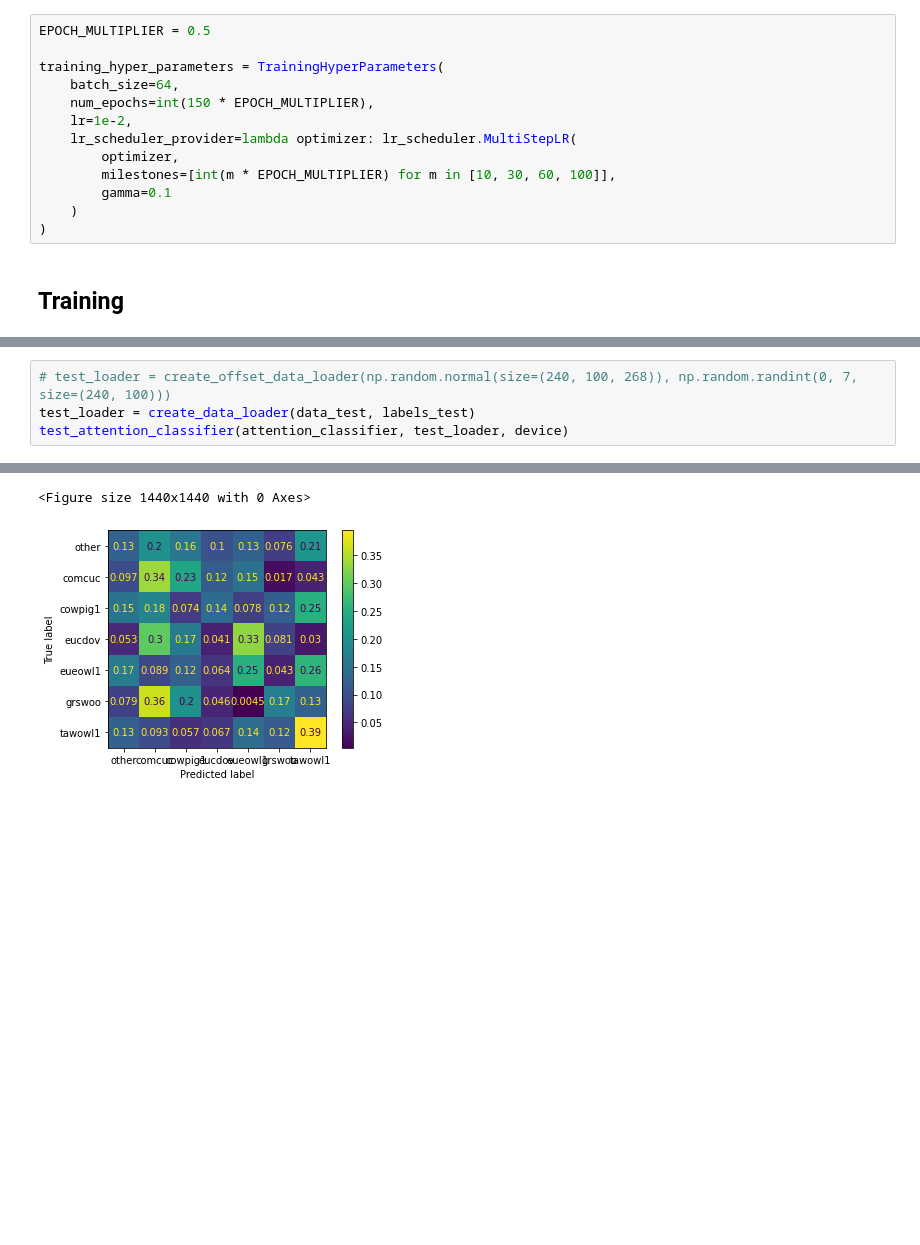
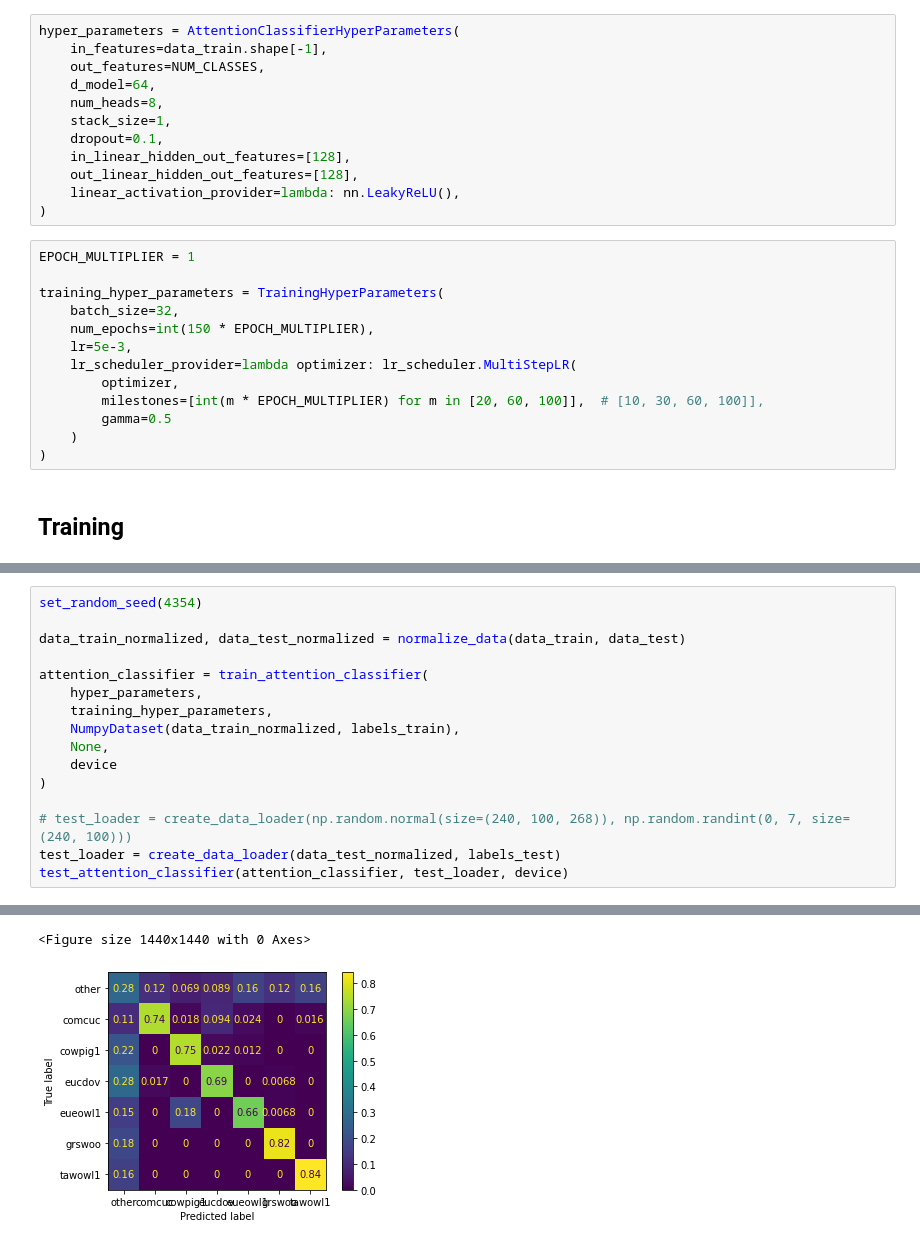
Before and after one commit to brn-dev/mlpc-ue-2023-team-ugly, a Jupyter notebook: attention_classifier.ipynb, the cells around one changed output, grey strips where cells are left out. Cells and saved outputs as stored; diff of their text form; blank space fills up the shorter version.

```diff
--- a/attention_classifier.ipynb
+++ b/attention_classifier.ipynb
@@ -62,14 +74,26 @@ hyper_parameters = AttentionClassifierHyperParameters(
+# %%
+hyper_parameters = AttentionClassifierHyperParameters(
+    in_features=data_train.shape[-1],
+    out_features=NUM_CLASSES,
+    d_model=64,
+    num_heads=8,
+    stack_size=1,
+    dropout=0.1,
+    in_linear_hidden_out_features=[128],
+    out_linear_hidden_out_features=[128],
+    linear_activation_provider=lambda: nn.LeakyReLU(),
+)
 # %%
-EPOCH_MULTIPLIER = 0.5
+EPOCH_MULTIPLIER = 1
 
 training_hyper_parameters = TrainingHyperParameters(
-    batch_size=64,
+    batch_size=32,
     num_epochs=int(150 * EPOCH_MULTIPLIER),
-    lr=1e-2,
+    lr=5e-3,
     lr_scheduler_provider=lambda optimizer: lr_scheduler.MultiStepLR(
         optimizer,
-        milestones=[int(m * EPOCH_MULTIPLIER) for m in [10, 30, 60, 100]],
-        gamma=0.1
+        milestones=[int(m * EPOCH_MULTIPLIER) for m in [20, 60, 100]],  # [10, 30, 60, 100]],
+        gamma=0.5
     )
 )
 # %% [markdown]
@@ -193,5 +129,17 @@ Training finished
 # %%
-# test_loader = create_offset_data_loader(np.random.normal(size=(240, 100, 268)), np.random.randint(0, 7, size=(240, 100)))
-test_loader = create_data_loader(data_test, labels_test)
+set_random_seed(4354)
+
+data_train_normalized, data_test_normalized = normalize_data(data_train, data_test)
+
+attention_classifier = train_attention_classifier(
+    hyper_parameters,
+    training_hyper_parameters,
+    NumpyDataset(data_train_normalized, labels_train),
+    None,
+    device
+)
+
+# test_loader = create_data_loader(np.random.normal(size=(240, 100, 268)), np.random.randint(0, 7, size=(240, 100)))
+test_loader = create_data_loader(data_test_normalized, labels_test)
 test_attention_classifier(attention_classifier, test_loader, device)
 # %% [output]
@@ -199,2 +163,2 @@ Evaluated with loss = 0.10950049904460457, acc = 0.14305555555555555, bacc = 0.1
 <Figure size 1440x1440 with 0 Axes>
-[figure, old version]
+[figure, new version]
```
Also changed, not shown: parts of 11 cells of this notebook, 9 other files.
